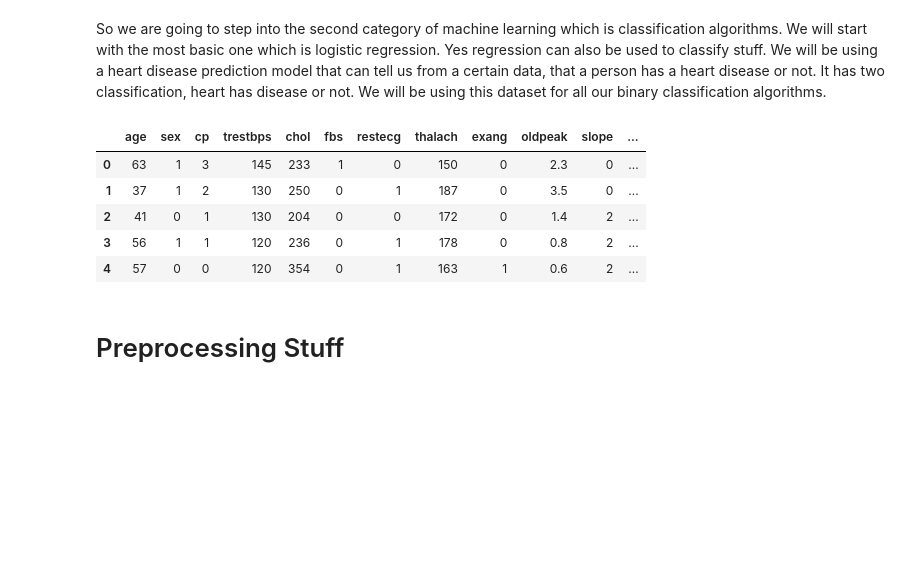
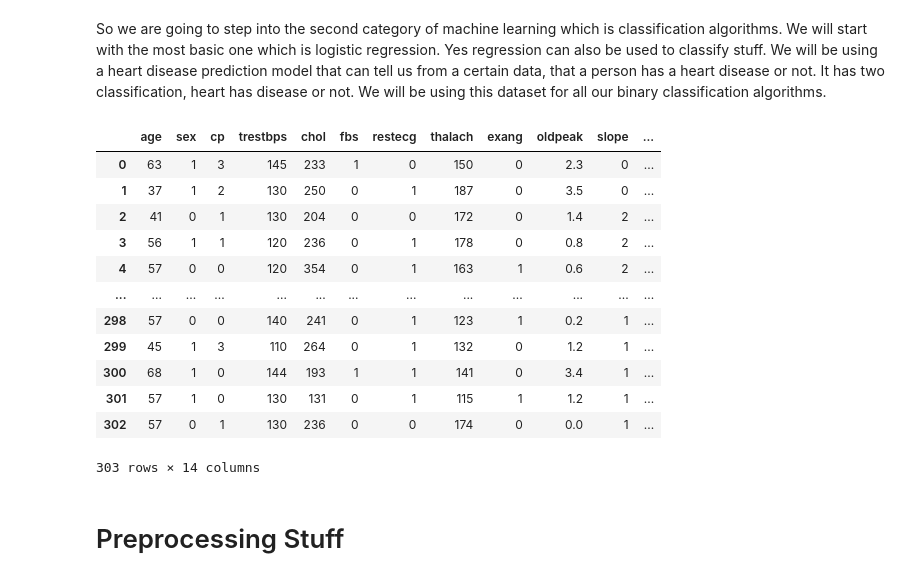
Before and after one commit to Pr0fess0rOP/ML-Scratch-Coding, a Jupyter notebook: Notebooks/n3-logistic-regression-scratch.ipynb, the cells around one changed output. Cells and saved outputs as stored; diff of their text form; code cells hidden in the pictures; blank space fills up the shorter version.

```diff
--- a/Notebooks/n3-logistic-regression-scratch-binary.ipynb
+++ b/Notebooks/n3-logistic-regression-scratch.ipynb
@@ -13,14 +13,21 @@ import matplotlib.pyplot as plt
 So we are going to step into the second category of machine learning which is classification algorithms. We will start with the most basic one which is logistic regression. Yes regression can also be used to classify stuff. We will be using a heart disease prediction model that can tell us from a certain data, that a person has a heart disease or not. It has two classification, heart has disease or not. We will be using this dataset for all our binary classification algorithms.
 # %%
 df = pd.read_csv('..\Data\heart_dataset.csv')
-df.head()
+df
 # %% [output]
 |  | age | sex | cp | trestbps | chol | fbs | restecg | thalach | exang | oldpeak | slope | ... |
 | 0 | 63 | 1 | 3 | 145 | 233 | 1 | 0 | 150 | 0 | 2.3 | 0 | ... |
 | 1 | 37 | 1 | 2 | 130 | 250 | 0 | 1 | 187 | 0 | 3.5 | 0 | ... |
 | 2 | 41 | 0 | 1 | 130 | 204 | 0 | 0 | 172 | 0 | 1.4 | 2 | ... |
 | 3 | 56 | 1 | 1 | 120 | 236 | 0 | 1 | 178 | 0 | 0.8 | 2 | ... |
 | 4 | 57 | 0 | 0 | 120 | 354 | 0 | 1 | 163 | 1 | 0.6 | 2 | ... |
+| ... | ... | ... | ... | ... | ... | ... | ... | ... | ... | ... | ... | ... |
+| 298 | 57 | 0 | 0 | 140 | 241 | 0 | 1 | 123 | 1 | 0.2 | 1 | ... |
+| 299 | 45 | 1 | 3 | 110 | 264 | 0 | 1 | 132 | 0 | 1.2 | 1 | ... |
+| 300 | 68 | 1 | 0 | 144 | 193 | 1 | 1 | 141 | 0 | 3.4 | 1 | ... |
+| 301 | 57 | 1 | 0 | 130 | 131 | 0 | 1 | 115 | 1 | 1.2 | 1 | ... |
+| 302 | 57 | 0 | 1 | 130 | 236 | 0 | 0 | 174 | 0 | 0.0 | 1 | ... |
+303 rows × 14 columns
 # %% [markdown]
 # Preprocessing Stuff
 # %%
```
Also changed, not shown: parts of 4 cells of this notebook, 3 other files.
